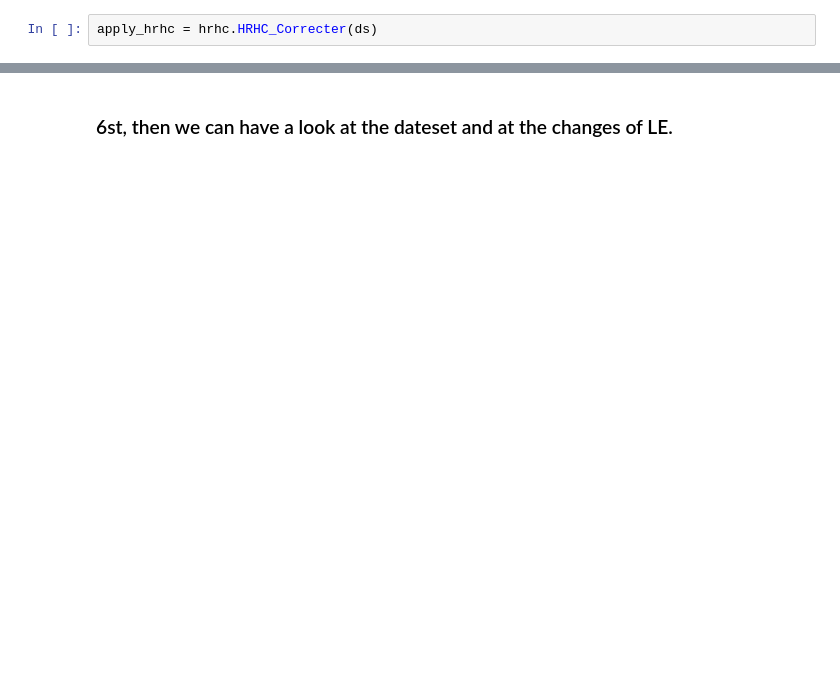
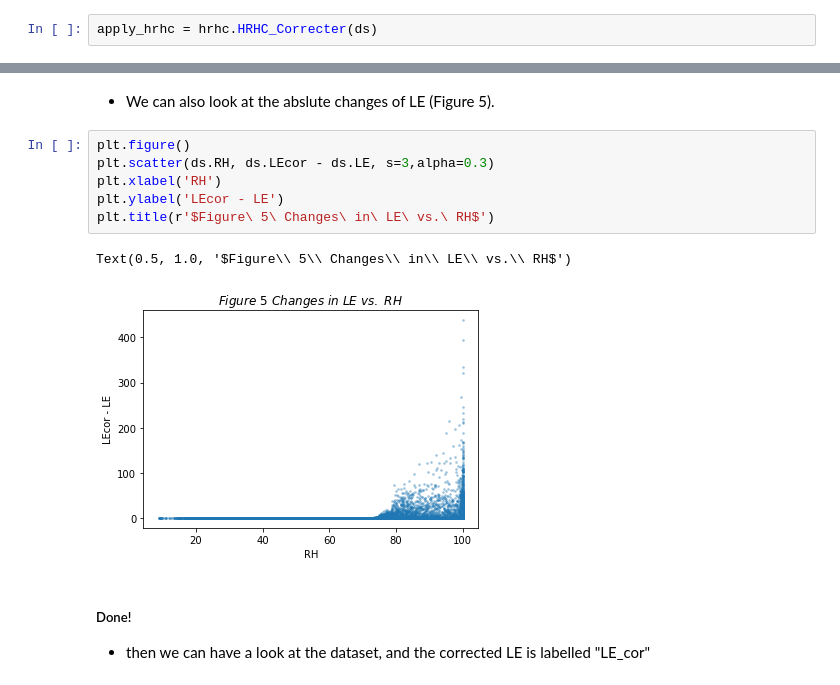
Before and after one commit to WJ714/HRHC_mpi_bgc, a Jupyter notebook: tutorial.ipynb, the cells around one changed output, grey strips where cells are left out. Saved outputs shown, nothing was run; the diff lists cells and outputs as text; blank space fills up the shorter version.

```diff
--- a/tutorial.ipynb
+++ b/tutorial.ipynb
@@ -59,5 +151,17 @@ apply_hrhc.LE_corr()
+# %% [markdown]
+- We can also look at the abslute changes of LE (Figure 5).
+# %%
+plt.figure()
+plt.scatter(ds.RH, ds.LEcor - ds.LE, s=3,alpha=0.3)
+plt.xlabel('RH')
+plt.ylabel('LEcor - LE')
+plt.title(r'$Figure\ 5\ Changes\ in\ LE\ vs.\ RH$')
+# %% [output]
+Text(0.5, 1.0, '$Figure\\ 5\\ Changes\\ in\\ LE\\ vs.\\ RH$')
+[figure, added]
 # %% [markdown]
-### 6st, then we can have a look at the dateset and at the changes of LE.
+##### Done!
+- then we can have a look at the dataset, and the corrected LE is labelled "LE_cor"
 # %%
 ds
 # %% [output]
```
Also changed, not shown: parts of 34 cells of this notebook, 6 other files.
